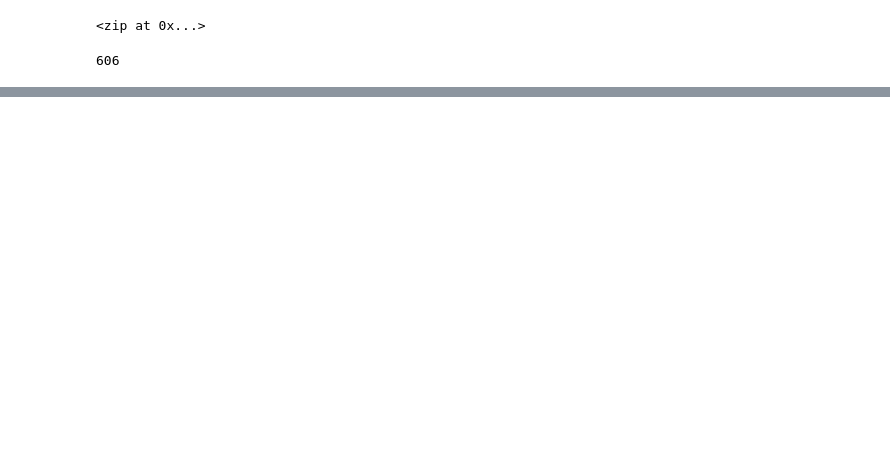
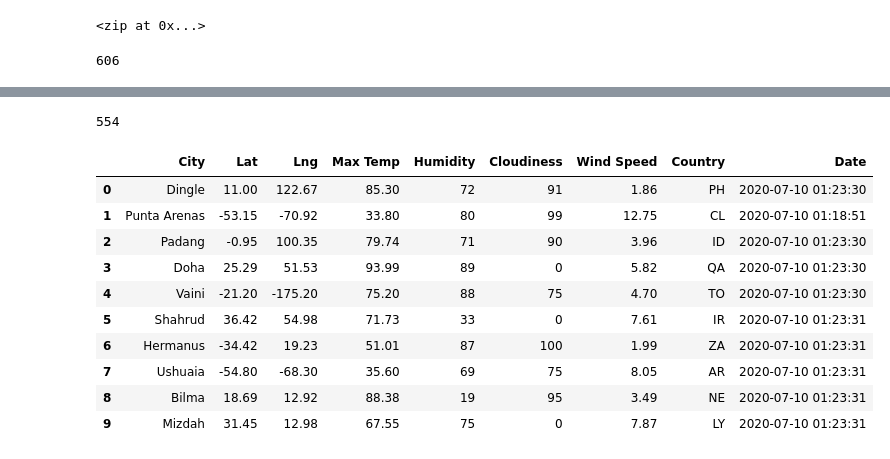
Before and after one commit to ChrFoley/World_Weather_Analysis, a Jupyter notebook: Weatherpy.ipbny.ipynb, the cells around one changed output, grey strips where cells are left out. Drawn from its saved outputs; the diff is of its cells as text; code cells hidden in the pictures; blank space fills up the shorter version.

```diff
--- a/Weatherpy.ipbny.ipynb
+++ b/Weatherpy.ipbny.ipynb
@@ -31,0 +130,20 @@ len(cities)
+# %%
+len(city_data)
+# %% [output]
+554
+# %%
+# Convert the array of dictionaries to a Pandas DataFrame.
+city_data_df = pd.DataFrame(city_data)
+city_data_df.head(10)
+# %% [output]
+|  | City | Lat | Lng | Max Temp | Humidity | Cloudiness | Wind Speed | Country | Date |
+| 0 | Dingle | 11.00 | 122.67 | 85.30 | 72 | 91 | 1.86 | PH | 2020-07-10 01:23:30 |
+| 1 | Punta Arenas | -53.15 | -70.92 | 33.80 | 80 | 99 | 12.75 | CL | 2020-07-10 01:18:51 |
+| 2 | Padang | -0.95 | 100.35 | 79.74 | 71 | 90 | 3.96 | ID | 2020-07-10 01:23:30 |
+| 3 | Doha | 25.29 | 51.53 | 93.99 | 89 | 0 | 5.82 | QA | 2020-07-10 01:23:30 |
+| 4 | Vaini | -21.20 | -175.20 | 75.20 | 88 | 75 | 4.70 | TO | 2020-07-10 01:23:30 |
+| 5 | Shahrud | 36.42 | 54.98 | 71.73 | 33 | 0 | 7.61 | IR | 2020-07-10 01:23:31 |
+| 6 | Hermanus | -34.42 | 19.23 | 51.01 | 87 | 100 | 1.99 | ZA | 2020-07-10 01:23:31 |
+| 7 | Ushuaia | -54.80 | -68.30 | 35.60 | 69 | 75 | 8.05 | AR | 2020-07-10 01:23:31 |
+| 8 | Bilma | 18.69 | 12.92 | 88.38 | 19 | 95 | 3.49 | NE | 2020-07-10 01:23:31 |
+| 9 | Mizdah | 31.45 | 12.98 | 67.55 | 75 | 0 | 7.87 | LY | 2020-07-10 01:23:31 |
```
Also changed, not shown: parts of 7 cells of this notebook, 4 other files.
